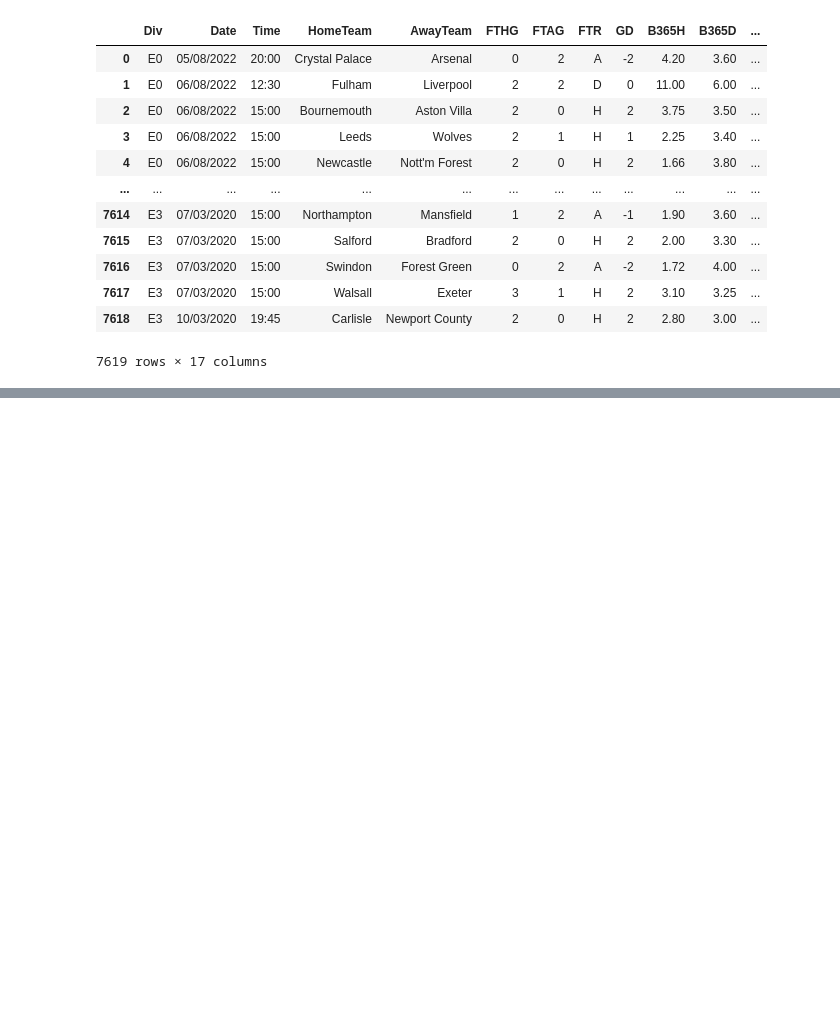
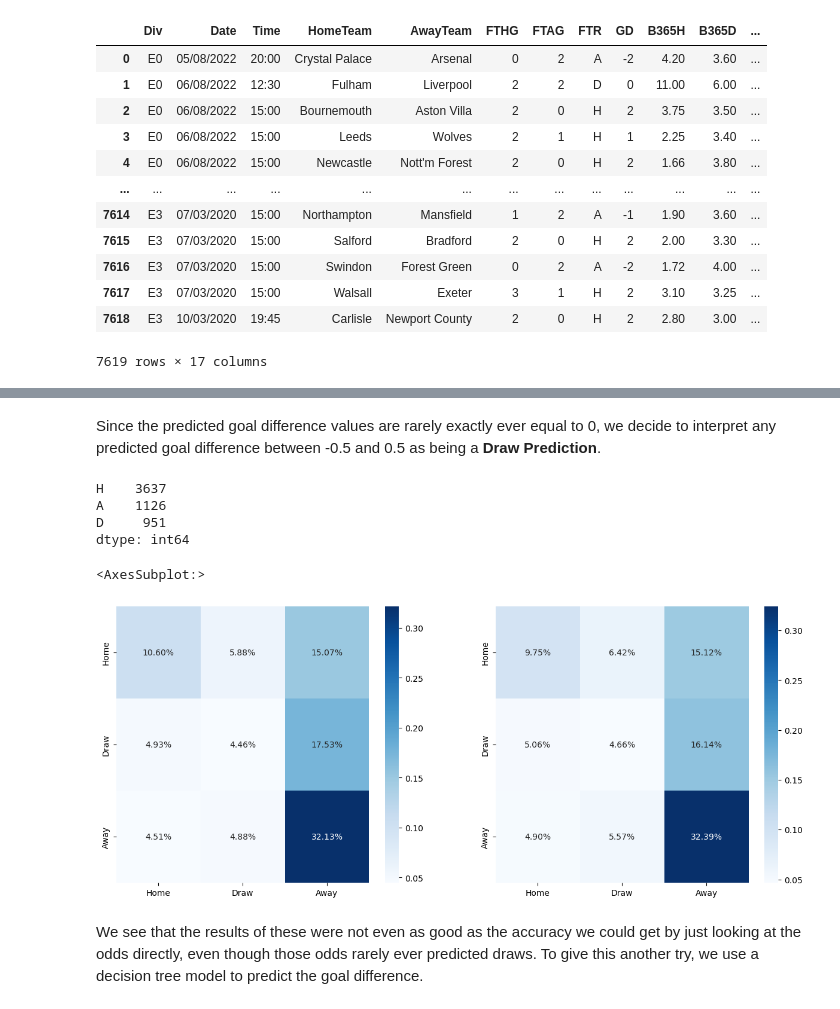
Before and after one commit to apramm/EnglishPremierLeague-BettingOddsModel, a Jupyter notebook: 323-project-Copy1.ipynb, the cells around one changed output, grey strips where cells are left out. Cells and saved outputs as stored; diff of their text form; code cells hidden in the pictures; blank space fills up the shorter version.

```diff
--- a/323-project-Copy1.ipynb
+++ b/323-project-Copy1.ipynb
@@ -246,0 +328,15 @@ final_2.head()
+# %%
+#Creating a function that classifies the result from the actual goal difference values
+def goal_difference_result(x):
+    if x > 0:
+        out = "H"
+    elif x == 0:
+        out = "D"
+    elif x < 0:
+        out = "A"
+    return out
+
+
+goal_difference_actual = np.vectorize(goal_difference_result)
+train_actual_results = pd.DataFrame(data = goal_difference_actual(betting_y_train))
+print(train_actual_results.info())
@@ -246,0 +353,43 @@ final_2.head()
+# %% [markdown]
+Since the predicted goal difference values are rarely exactly ever equal to 0, we decide to interpret any predicted goal
+difference between -0.5 and 0.5 as being a **Draw Prediction**.
+# %%
+#Creating a function that classifies the result from the predicted goal difference values
+def goal_difference_result_2(x):
+    if x > 0.1:
+        out = "H"
+    elif x < -0.1:
+        out = "A"
+    else:
+        out = "D"
+    return out
+
+goal_difference_predicted = np.vectorize(goal_difference_result_2)
+train_pred_results = pd.DataFrame(data = goal_difference_predicted(train_pred_lr))
+train_pred_results.value_counts()
+# %% [output]
+H    3637
+A    1126
+D     951
+dtype: int64
+# %%
+# We now repeat the same thing on the testing dataset
+test_actual_results = pd.DataFrame(data = goal_difference_actual(betting_y_test))
+test_pred_results = pd.DataFrame(data = goal_difference_predicted(test_pred_lr))
+# %%
+# Making a confusion matrix to visualise the results our simple model
+cf_matrix_3 = confusion_matrix(train_actual_results, train_pred_results)
+cf_matrix_4 = confusion_matrix(test_actual_results, test_pred_results)
+
+# Plotting the results
+fig, ax = plt.subplots(1, 2, figsize = (15, 6))
+sns.heatmap(cf_matrix_3/np.sum(cf_matrix_3), annot=True, fmt='.2%', cmap='Blues', xticklabels = ["Home", "Draw", "Away"],
+            yticklabels = ["Home", "Draw", "Away"], ax = ax[1])
+
+sns.heatmap(cf_matrix_4/np.sum(cf_matrix_4), annot=True, fmt='.2%', cmap='Blues', xticklabels = ["Home", "Draw", "Away"],
+            yticklabels = ["Home", "Draw", "Away"], ax = ax[0])
+# %% [output]
+<AxesSubplot:>
+[figure, added]
+# %% [markdown]
+We see that the results of these were not even as good as the accuracy we could get by just looking at the odds directly, even though those odds rarely ever predicted draws. To give this another try, we use a decision tree model to predict the goal difference.
```
Also changed, not shown: parts of 22 cells of this notebook.
